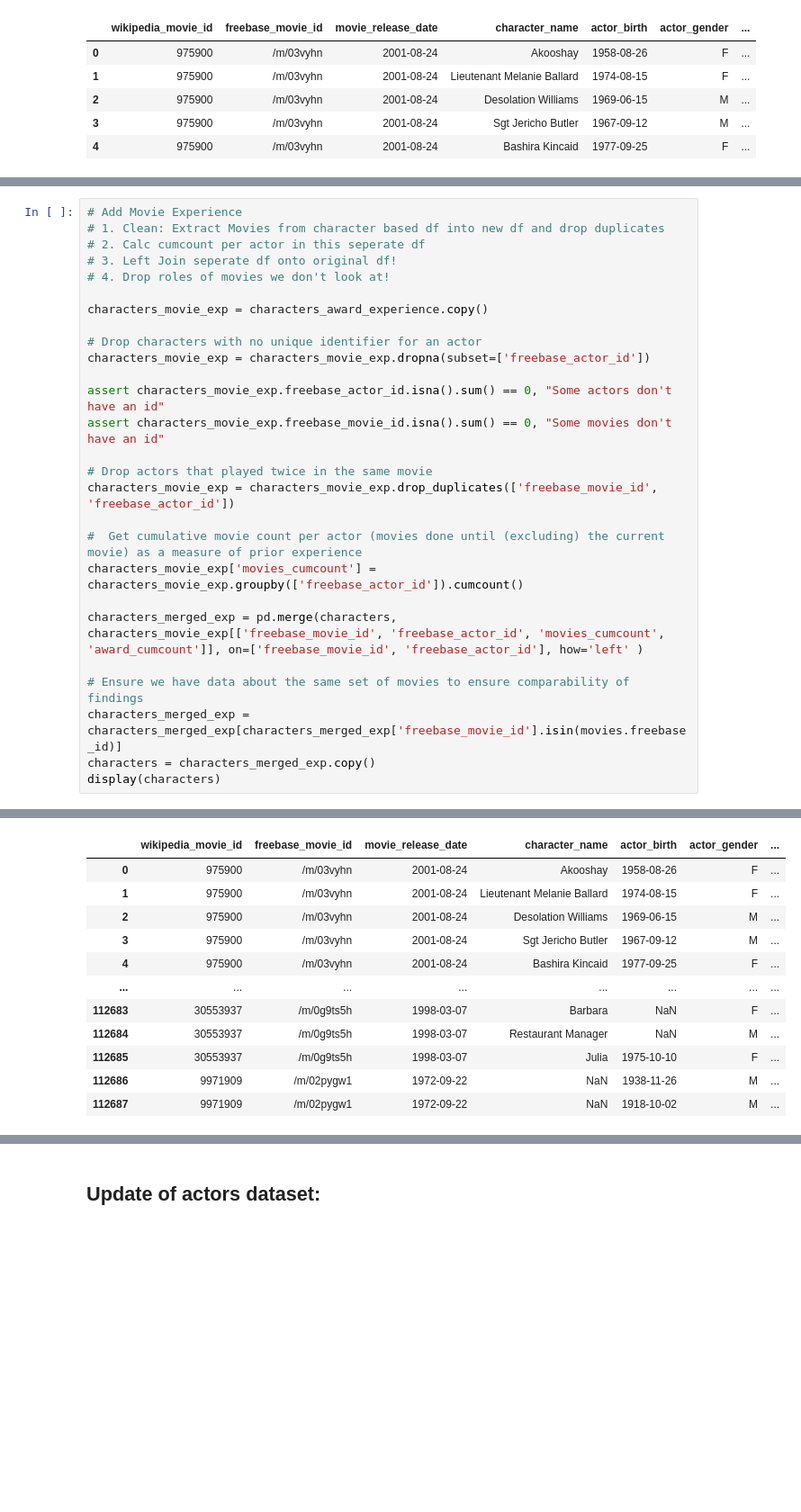
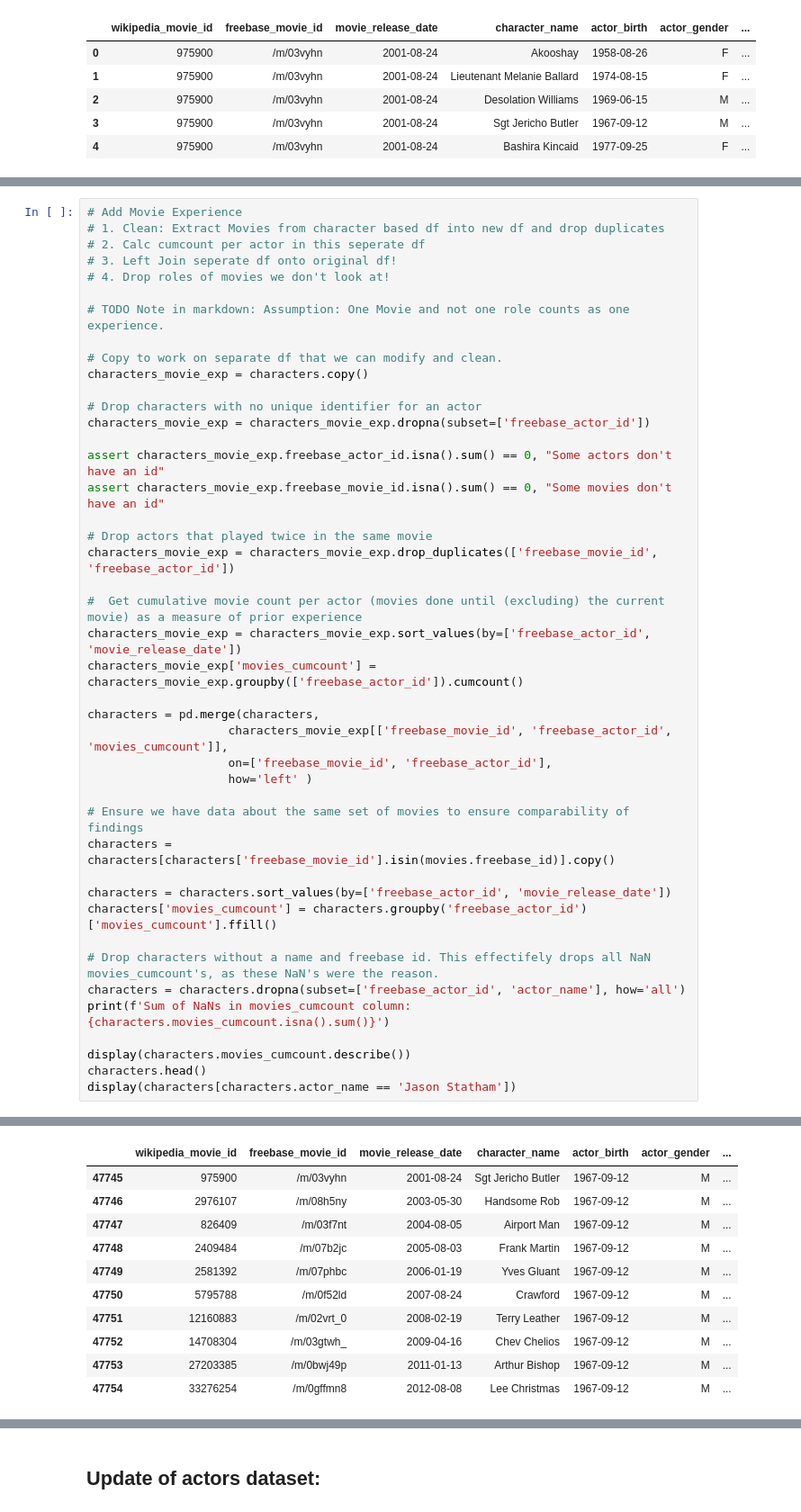
Before and after one commit to epfl-ada/ada-2023-project-shinebrightlikeadamon, a Jupyter notebook: data_cleaning.ipynb, the cells around one changed output, grey strips where cells are left out. Shown at 90% size. Saved outputs shown, nothing was run; the diff lists cells and outputs as text; blank space fills up the shorter version.

Commit message:
Fix and change nomination count, fix actors experience

```diff
--- a/data_cleaning.ipynb
+++ b/data_cleaning.ipynb
@@ -373,7 +389,10 @@ Index(['wikipedia_movie_id', 'freebase_movie_id', 'movie_release_date',
 # 3. Left Join seperate df onto original df!
 # 4. Drop roles of movies we don't look at!
 
-characters_movie_exp = characters_award_experience.copy()
+# TODO Note in markdown: Assumption: One Movie and not one role counts as one experience.
+
+# Copy to work on separate df that we can modify and clean.
+characters_movie_exp = characters.copy()
 
 # Drop characters with no unique identifier for an actor
 characters_movie_exp = characters_movie_exp.dropna(subset=['freebase_actor_id'])
@@ -385,12 +404,25 @@ assert characters_movie_exp.freebase_movie_id.isna().sum() == 0, "Some movies do
 characters_movie_exp = characters_movie_exp.drop_duplicates(['freebase_movie_id', 'freebase_actor_id'])
 
 #  Get cumulative movie count per actor (movies done until (excluding) the current movie) as a measure of prior experience
+characters_movie_exp = characters_movie_exp.sort_values(by=['freebase_actor_id', 'movie_release_date'])
 characters_movie_exp['movies_cumcount'] = characters_movie_exp.groupby(['freebase_actor_id']).cumcount()
 
-characters_merged_exp = pd.merge(characters, characters_movie_exp[['freebase_movie_id', 'freebase_actor_id', 'movies_cumcount', 'award_cumcount']], on=['freebase_movie_id', 'freebase_actor_id'], how='left' )
+characters = pd.merge(characters,
+                    characters_movie_exp[['freebase_movie_id', 'freebase_actor_id', 'movies_cumcount']],
+                    on=['freebase_movie_id', 'freebase_actor_id'],
+                    how='left' )
 
 # Ensure we have data about the same set of movies to ensure comparability of findings
-characters_merged_exp = characters_merged_exp[characters_merged_exp['freebase_movie_id'].isin(movies.freebase_id)]
-characters = characters_merged_exp.copy()
-display(characters)
+characters = characters[characters['freebase_movie_id'].isin(movies.freebase_id)].copy()
+
+characters = characters.sort_values(by=['freebase_actor_id', 'movie_release_date'])
+characters['movies_cumcount'] = characters.groupby('freebase_actor_id')['movies_cumcount'].ffill()
+
+# Drop characters without a name and freebase id. This effectifely drops all NaN movies_cumcount's, as these NaN's were the reason.
+characters = characters.dropna(subset=['freebase_actor_id', 'actor_name'], how='all')
+print(f'Sum of NaNs in movies_cumcount column: {characters.movies_cumcount.isna().sum()}')
+
+display(characters.movies_cumcount.describe())
+characters.head()
+display(characters[characters.actor_name == 'Jason Statham'])
 # %% [output]
@@ -397,12 +439,11 @@ display(characters)
 |  | wikipedia_movie_id | freebase_movie_id | movie_release_date | character_name | actor_birth | actor_gender | ... |
-| 0 | 975900 | /m/03vyhn | 2001-08-24 | Akooshay | 1958-08-26 | F | ... |
-| 1 | 975900 | /m/03vyhn | 2001-08-24 | Lieutenant Melanie Ballard | 1974-08-15 | F | ... |
-| 2 | 975900 | /m/03vyhn | 2001-08-24 | Desolation Williams | 1969-06-15 | M | ... |
-| 3 | 975900 | /m/03vyhn | 2001-08-24 | Sgt Jericho Butler | 1967-09-12 | M | ... |
-| 4 | 975900 | /m/03vyhn | 2001-08-24 | Bashira Kincaid | 1977-09-25 | F | ... |
-| ... | ... | ... | ... | ... | ... | ... | ... |
-| 112683 | 30553937 | /m/0g9ts5h | 1998-03-07 | Barbara | NaN | F | ... |
-| 112684 | 30553937 | /m/0g9ts5h | 1998-03-07 | Restaurant Manager | NaN | M | ... |
-| 112685 | 30553937 | /m/0g9ts5h | 1998-03-07 | Julia | 1975-10-10 | F | ... |
-| 112686 | 9971909 | /m/02pygw1 | 1972-09-22 | NaN | 1938-11-26 | M | ... |
-| 112687 | 9971909 | /m/02pygw1 | 1972-09-22 | NaN | 1918-10-02 | M | ... |
+| 47745 | 975900 | /m/03vyhn | 2001-08-24 | Sgt Jericho Butler | 1967-09-12 | M | ... |
+| 47746 | 2976107 | /m/08h5ny | 2003-05-30 | Handsome Rob | 1967-09-12 | M | ... |
+| 47747 | 826409 | /m/03f7nt | 2004-08-05 | Airport Man | 1967-09-12 | M | ... |
+| 47748 | 2409484 | /m/07b2jc | 2005-08-03 | Frank Martin | 1967-09-12 | M | ... |
+| 47749 | 2581392 | /m/07phbc | 2006-01-19 | Yves Gluant | 1967-09-12 | M | ... |
+| 47750 | 5795788 | /m/0f52ld | 2007-08-24 | Crawford | 1967-09-12 | M | ... |
+| 47751 | 12160883 | /m/02vrt_0 | 2008-02-19 | Terry Leather | 1967-09-12 | M | ... |
+| 47752 | 14708304 | /m/03gtwh_ | 2009-04-16 | Chev Chelios | 1967-09-12 | M | ... |
+| 47753 | 27203385 | /m/0bwj49p | 2011-01-13 | Arthur Bishop | 1967-09-12 | M | ... |
+| 47754 | 33276254 | /m/0gffmn8 | 2012-08-08 | Lee Christmas | 1967-09-12 | M | ... |
```
Also changed, not shown: parts of 3 cells of this notebook.
